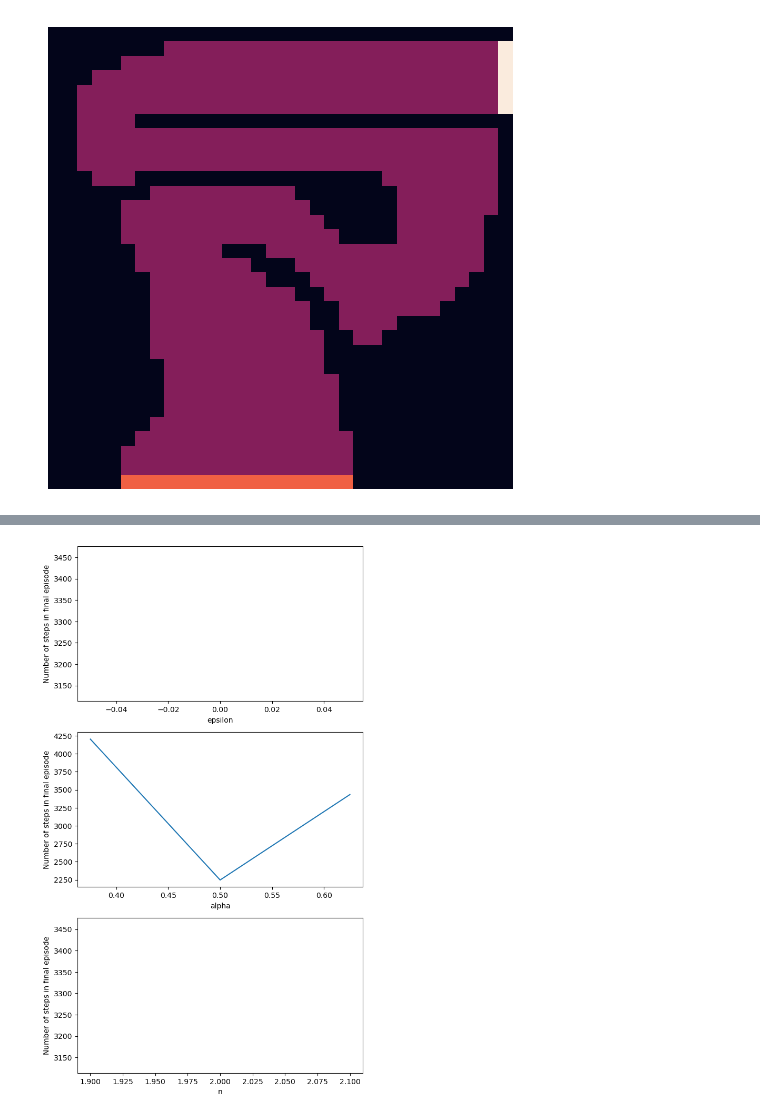
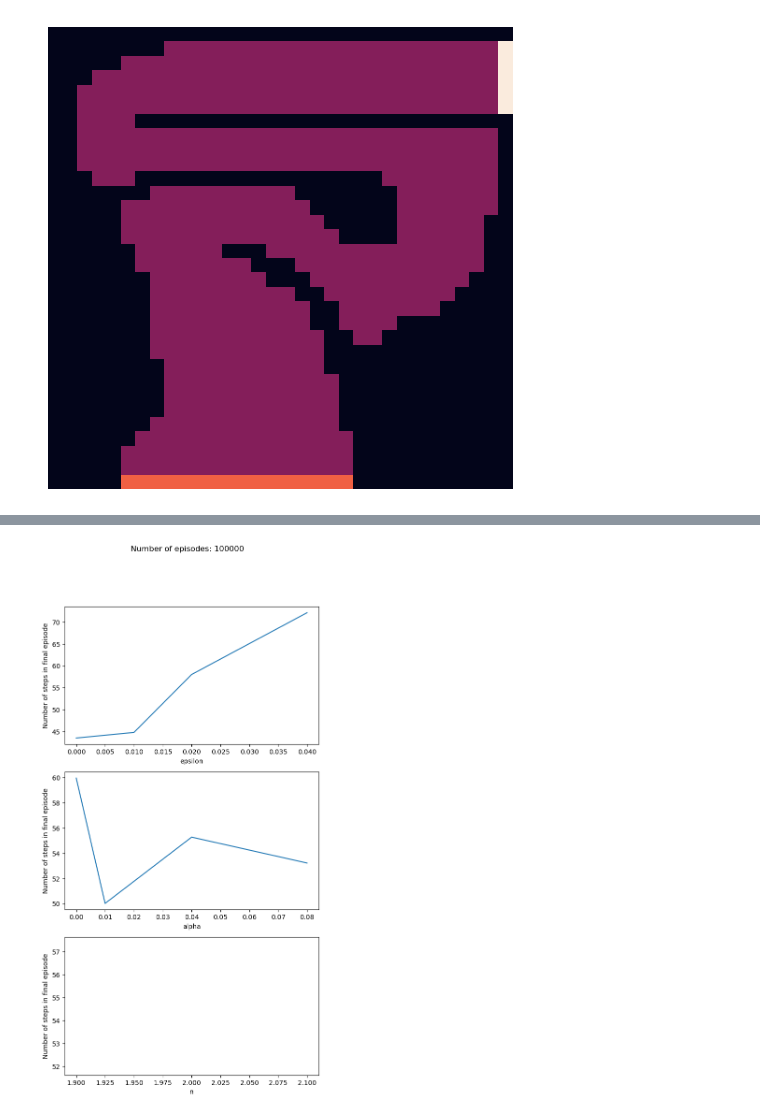
Before and after one commit to Fittiboy/journey, a Jupyter notebook: 999 - Playground.ipynb, the cells around one changed output, grey strips where cells are left out. Cells and saved outputs as stored; diff of their text form; code cells hidden in the pictures.

```diff
--- a/999 - Playground.ipynb
+++ b/999 - Playground.ipynb
@@ -186,14 +114,15 @@ class NStepExpectedSarsa:
         return episode
 # %%
 n = 2
-epsilon = 0
+epsilon = 0.1
 alpha = 0.5
-racetrack = RaceTrack(track_impossible)
+track = RaceTrack(track_impossible)
+track.set_test()
 fig, ax = plt.subplots(figsize=(6, 6))
-sns.heatmap(racetrack.track, ax=ax, cbar=False)
+sns.heatmap(track.track, ax=ax, cbar=False)
 ax.axis('off')
 plt.show()
-agent = NStepExpectedSarsa(n, epsilon, alpha, racetrack)
+agent = NStepExpectedSarsa(n, epsilon, alpha, track)
 # %% [output]
 [figure]
 # %%
@@ -219,13 +148,11 @@ def evaluate(argtup):
     conn.close()
 
 # Parameters to be sweeped
-#epsilons = [0, 0.1, 0.25, 0.5]
-#alphas = [0.25, 0.375, 0.5, 0.625, 0.75]
-epsilons = [0]
-alphas = [0.375, 0.5, 0.625]
+epsilons = [0, 0.01, 0.02, 0.04]
+alphas = [0, 0.01, 0.04, 0.08]
 ns = [2]
-num_runs = 1
-num_episodes = 3
+num_runs = 10
+num_episodes = 100_000
 
 # Set up track
 racetrack = RaceTrack(track_impossible)
@@ -261,17 +201,21 @@ Process number 3 finished!
 # %%
+from time import time
+
 fig, (ax1, ax2, ax3) = plt.subplots(3, 1, figsize=(7, 13))
+fig.suptitle(f"Number of episodes: {num_episodes}")
 epsilon_lengths = np.average(np.average(lengths, axis=1), axis=1)
 ax1.plot(epsilons, epsilon_lengths)
 ax1.set_xlabel("epsilon")
 ax1.set_ylabel("Number of steps in final episode")
 alpha_lengths = np.average(np.average(lengths, axis=0), axis=1)
 ax2.plot(alphas, alpha_lengths)
 ax2.set_xlabel("alpha")
 ax2.set_ylabel("Number of steps in final episode")
 n_lengths = np.average(np.average(lengths, axis=0), axis=0)
 ax3.plot(ns, n_lengths)
 ax3.set_xlabel("n")
 ax3.set_ylabel("Number of steps in final episode")
+fig.savefig(f"racetrack_param_sweeps/{time() // 60}.png")
 plt.show()
 # %% [output]
-[figure, old version]
+[figure, new version]
```
Also changed, not shown: parts of 6 cells of this notebook, 10 other files.
